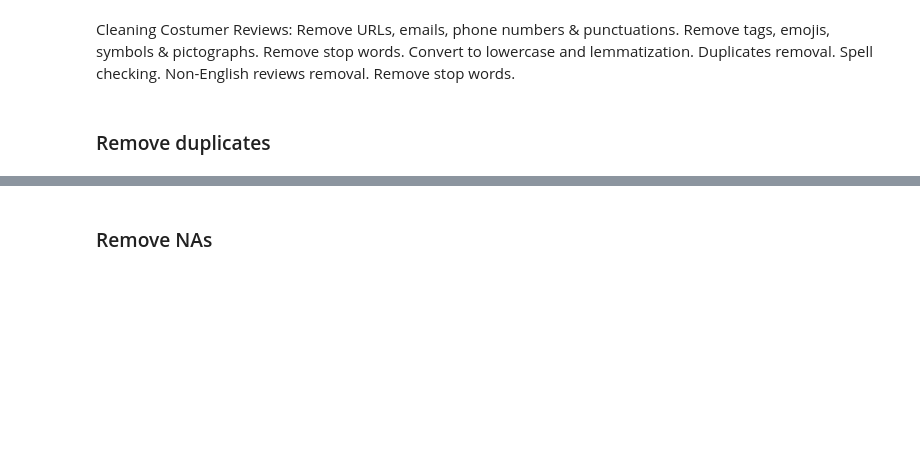
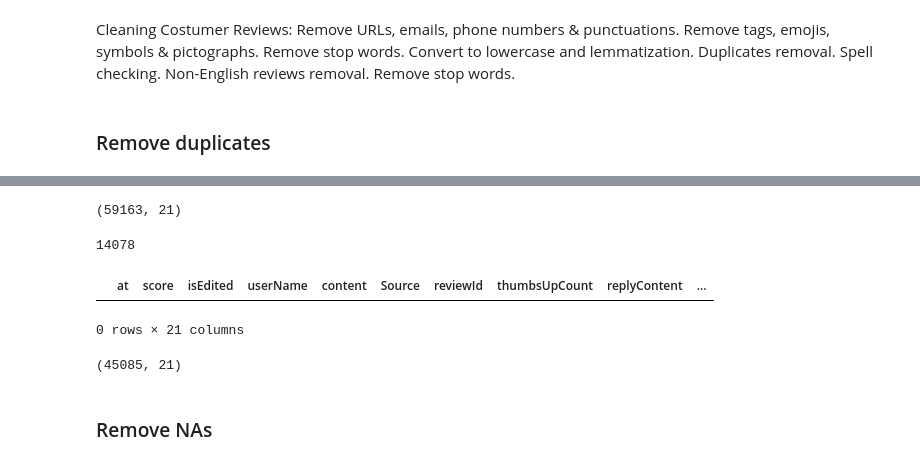
Before and after one commit to dschjanice/capstone_chat-gpt, a Jupyter notebook: notebooks/2_data_cleaning_combined.ipynb, the cells around one changed output, grey strips where cells are left out. Saved outputs shown, nothing was run; the diff lists cells and outputs as text; code cells hidden in the pictures; blank space fills up the shorter version.

```diff
--- a/notebooks/2_data_cleaning_combined.ipynb
+++ b/notebooks/2_data_cleaning_combined.ipynb
@@ -147,5 +142,23 @@ count_duplicates
+# %%
+df.sort_values('at', ascending=False).drop_duplicates(inplace=True, keep='first')
+df.shape
+# %% [output]
+(59163, 21)
+# %%
+count_duplicates = df.duplicated(subset=['content', 'userName']).sum()
+count_duplicates
+# %% [output]
+14078
+# %%
+df[df.duplicated(keep=False) == True].sort_values('content')
+# %% [output]
+|  | at | score | isEdited | userName | content | Source | reviewId | thumbsUpCount | replyContent | ... |
+0 rows × 21 columns
 # %%
-df.drop_duplicates(inplace=True)
+df.drop_duplicates(subset=['content', 'userName'],inplace=True)
+df.shape
+# %% [output]
+(45085, 21)
 # %% [markdown]
 ### Remove NAs
 # %%
```
Also changed, not shown: parts of 17 cells of this notebook, 6 other files.
